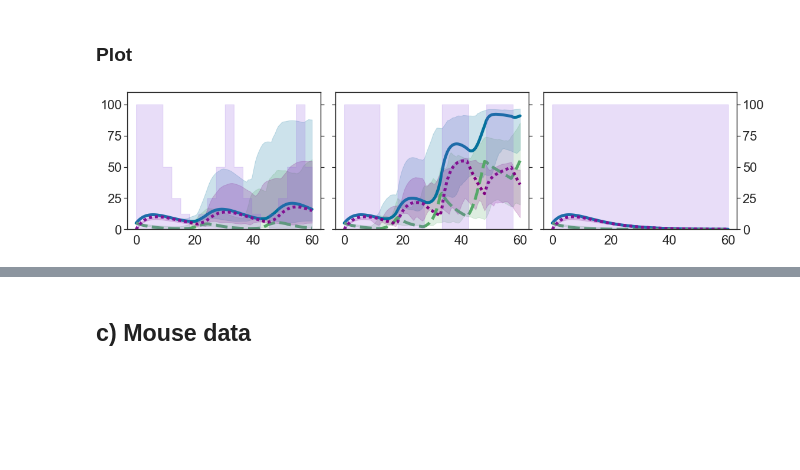
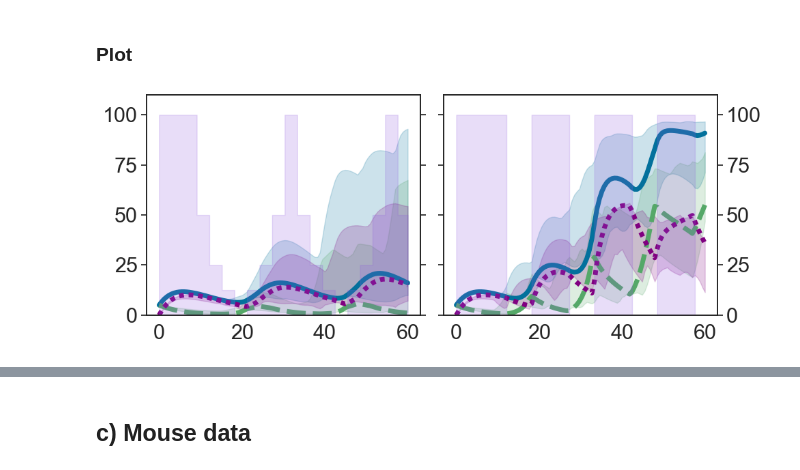
Before and after one commit to MathOnco/PARPi_Model, a Jupyter notebook: jnb_figure6.ipynb, the cells around one changed output, grey strips where cells are left out. Saved outputs shown, nothing was run; the diff lists cells and outputs as text; code cells hidden in the pictures; blank space fills up the shorter version.

```diff
--- a/jnb_figure6.ipynb
+++ b/jnb_figure6.ipynb
@@ -74,14 +74,15 @@ algorithmSpecsDic = {"AT1":{'atThreshold':0., 'doseList':[0,12.5,25,50,100],
                             't_end':t_end},
                      "CT":{'atThreshold':1., 'doseList':[100],
                            'D0':DMax, 'intervalLength':intervalLength,
-                           't_end':t_end}}
+                           't_end':t_end}
+                    }
 # %%
 tmpDfList = []
 for algorithm in list(algorithmSpecsDic.keys()):
     # Simulate
     atToProfile = algorithm if algorithm!="CT" else "AT1"
     tmpDf = compute_confidenceInterval_prediction(fitObj=fitObj,
-                                                 bootstrapResultsDf=treatmentModelBootstrapsDf[:n_bootstraps],
+                                                 bootstrapResultsDf=treatmentModelBootstrapsDf[:25],#[:n_bootstraps],xxx
                                                  atToProfile=atToProfile,
                                                  at_kws=algorithmSpecsDic[algorithm],
                                                  initialConditionsList={"P0":(1-fA)*n0, "A0":fA*n0},
@@ -95,31 +96,31 @@ modelPredictionsDf = pd.concat(tmpDfList)
 ### Plot
 # %%
 # fig,axList = plt.subplots(1,1,figsize=(8,6))
-fig,axList = plt.subplots(1,3,sharex=True,sharey=True,figsize=(16,4))
-for i,algorithm in enumerate(algorithmSpecsDic.keys()):
+fig,axList = plt.subplots(1,2,sharex=True,sharey=True,figsize=(10,4))
+for i,algorithm in enumerate(["AT1", "AT2"]): #algorithmSpecsDic.keys()
     currModelDataDf = modelPredictionsDf[modelPredictionsDf.Algorithm==algorithm]
     # Plot
     ax = axList[i]
     # 1. Plot the model predictions and associated confidence intervals
     sns.lineplot(x="Time",y="Estimate_MLE", hue="Variable", style="Variable",
                  lw=5, palette=cycleArrestModelPalette,
                  legend=False,
                  data=currModelDataDf, ax=ax)
     for var in cycleArrestModelPalette.keys():
         currDataDf = currModelDataDf[currModelDataDf.Variable==var]
         ax.fill_between(currDataDf.Time, currDataDf['CI_Lower_Bound'],
                          currDataDf['CI_Upper_Bound'], color=cycleArrestModelPalette[var], alpha=0.2)
     # 2. Plot the drug concentration for the simulation based on the MLE
     tmpDf = currModelDataDf.copy()
     tmpDf['Confluence'] = np.nan
-    PlotData(tmpDf, y2lim=110, decorateY2=algorithm=="CT", ax=ax)
+    PlotData(tmpDf, y2lim=110, decorateY2=algorithm=="AT2", ax=ax)
     ax.tick_params(labelsize=22)
     ax.set_ylim(0,110)
     ax.set_xlabel("")
     ax.set_ylabel("")
     ax2 = ax.get_shared_x_axes().get_siblings(ax)[-1]
     ax2.tick_params(labelsize=22)
 plt.tight_layout()
 plt.savefig("./figures/txPredictions_differentATAlgorithms.pdf")
 # %% [output]
-[figure, old version]
+[figure, new version]
```
Also changed, not shown: parts of 19 cells of this notebook.
